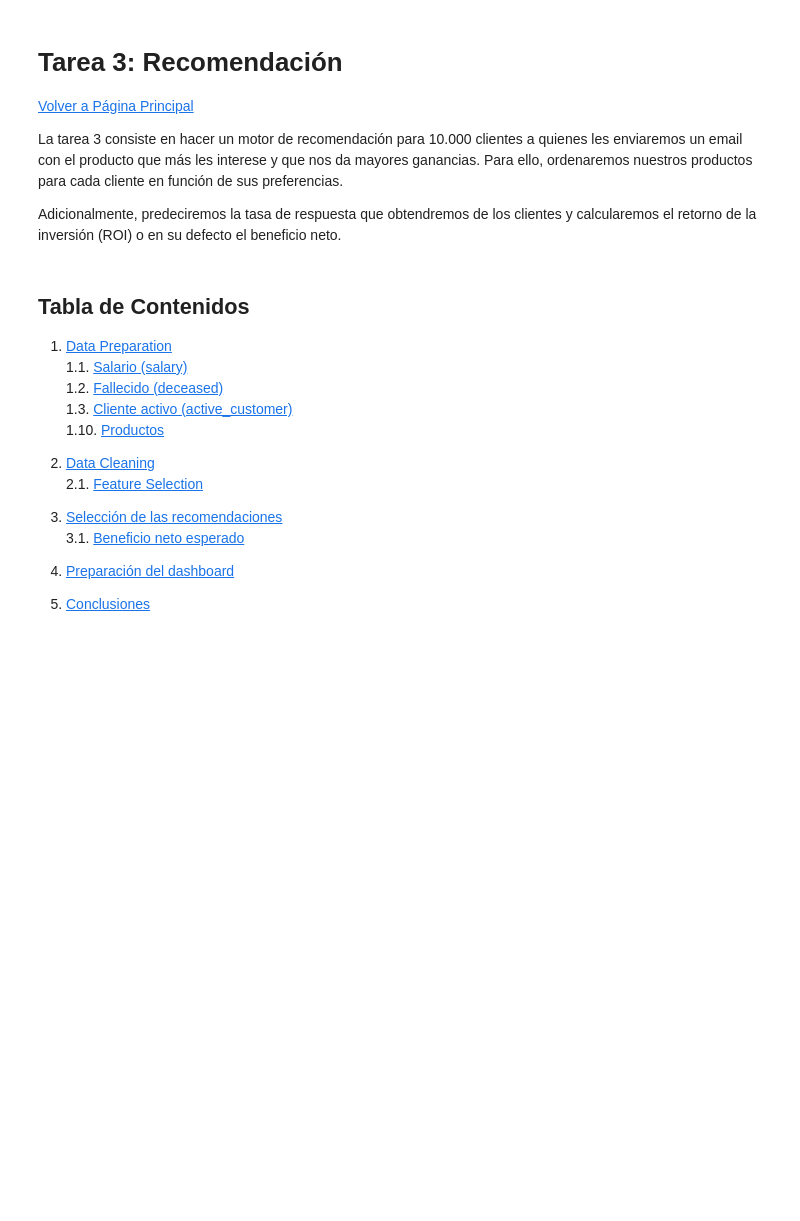
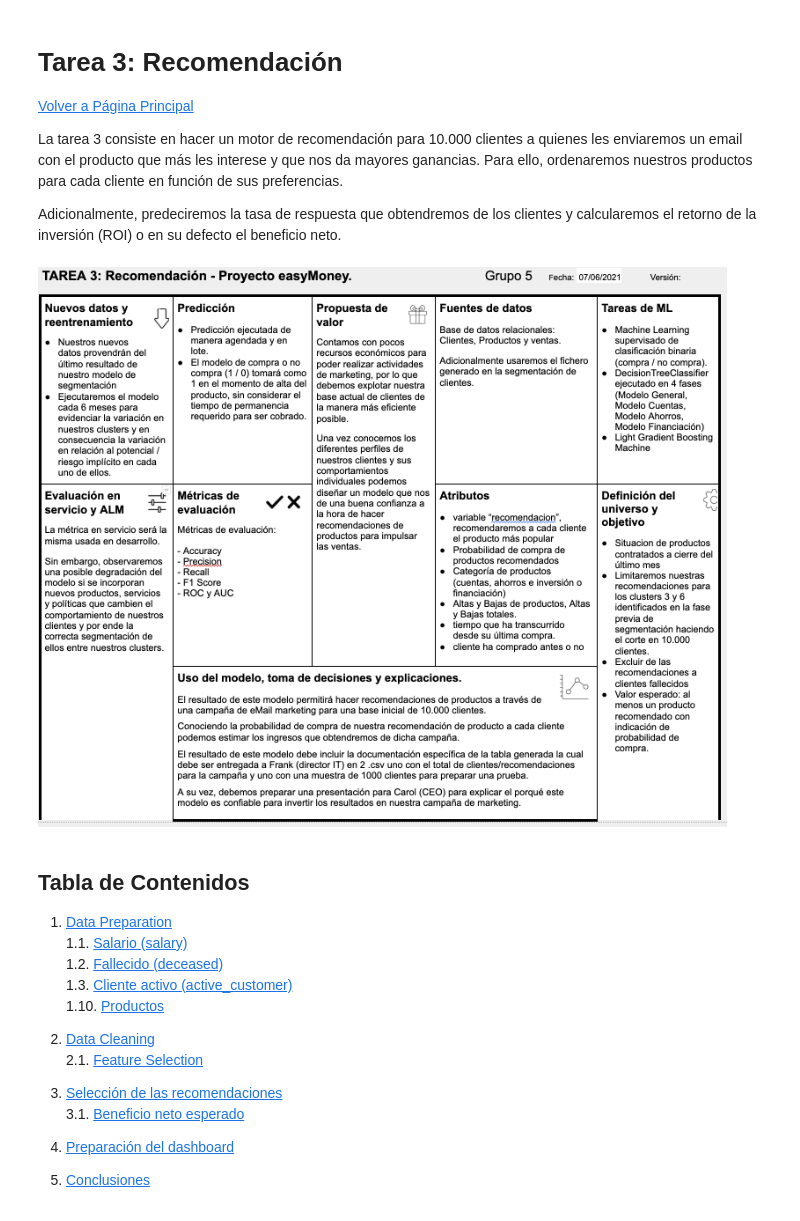
Before and after one commit to carlosperez1997/proyecto_easyMoney, a Jupyter notebook: tarea3_Recomendacion/tarea3-recomendaci-n.ipynb, the cells around one changed output. Drawn from its saved outputs; the diff is of its cells as text; code cells hidden in the pictures; blank space fills up the shorter version.

```diff
--- a/tarea3_Recomendacion/tarea3-recomendaci-n.ipynb
+++ b/tarea3_Recomendacion/tarea3-recomendaci-n.ipynb
@@ -6,6 +6,11 @@
 La tarea 3 consiste en hacer un motor de recomendación para 10.000 clientes a quienes les enviaremos un email con el producto que más les interese y que nos da mayores ganancias. Para ello, ordenaremos nuestros productos para cada cliente en función de sus preferencias.
 
 Adicionalmente, predeciremos la tasa de respuesta que obtendremos de los clientes y calcularemos el retorno de la inversión (ROI) o en su defecto el beneficio neto.
+# %%
+from IPython.display import Image
+Image('./ML_canvas_3.png')
+# %% [output]
+[figure, added]
 # %% [markdown]
 ## Tabla de Contenidos <a class="anchor" id="0"></a>
 
```
